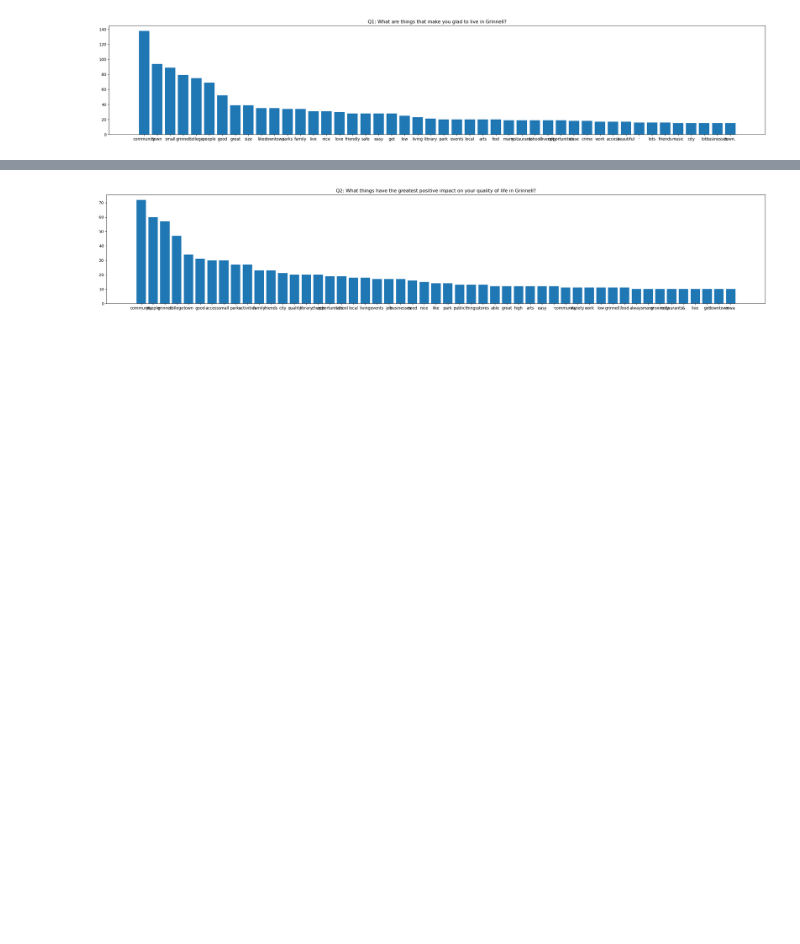
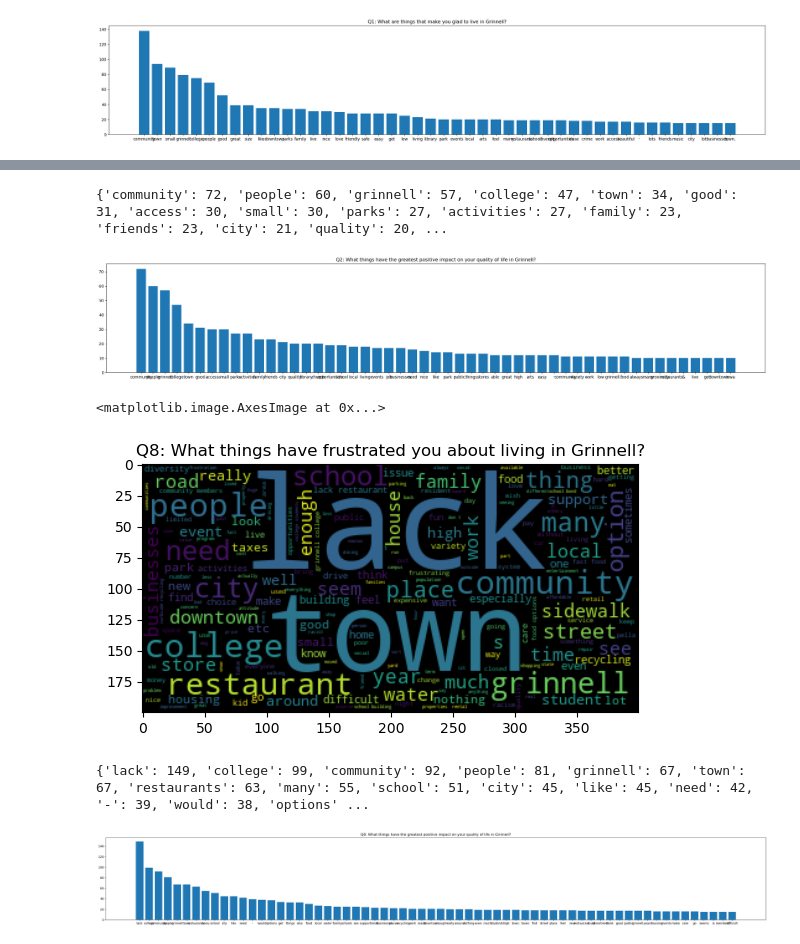
Before and after one commit to shreyasagrawal/Survey-Analysis-NLP, a Jupyter notebook: finalproj.ipynb, the cells around one changed output, grey strips where cells are left out. Saved outputs shown, nothing was run; the diff lists cells and outputs as text; code cells hidden in the pictures; blank space fills up the shorter version.

Commit message:
more plots

```diff
--- a/finalproj.ipynb
+++ b/finalproj.ipynb
@@ -111,7 +97,9 @@ plt.imshow(wordcloud, interpolation='bilinear')
 wcq2 = word_count(finaltextq2)
 wcsortedq2 = sorted(wcq2.items(), key=lambda x:x[1], reverse=True)
 dict_wcsortedq2 = dict(wcsortedq2)
-# print(dict_wcsortedq2)
+print(dict_wcsortedq2)
+# %% [output]
+{'community': 72, 'people': 60, 'grinnell': 57, 'college': 47, 'town': 34, 'good': 31, 'access': 30, 'small': 30, 'parks': 27, 'activities': 27, 'family': 23, 'friends': 23, 'city': 21, 'quality': 20, ...
 # %%
 resultq2 = {key:value for (key, value) in dict_wcsortedq2.items() if value >= 10}
 
@@ -124,3 +112,45 @@ plt.title("Q2: What things have the greatest positive impact on your quality of
 plt.show()
 # %% [output]
 [figure]
+# %%
+alltextq8 = responses['What things have frustrated you about living in Grinnell?'].dropna()
+listtextq8 = alltextq8.tolist()
+
+#to prevent College and college being different
+strtextq8 = " ".join(listtextq8).lower()
+# listtextoneword = finaltextq1.split(' ')
+listtextonewordq8 = re.split(r',| ', strtextq8)
+#to get rid of stop words
+listtext_withoutstopwordsq8 = [i for i in listtextonewordq8 if i not in sw_nltk]
+
+finaltextq8 = " ".join(listtext_withoutstopwordsq8)
+
+#visualize
+wordcloud = WordCloud().generate(finaltextq8)
+plt.title("Q8: What things have frustrated you about living in Grinnell?")
+plt.imshow(wordcloud, interpolation='bilinear')
+# print(listtext_withoutstopwordsq2)
+# print(finaltextq2)
+# %% [output]
+<matplotlib.image.AxesImage at 0x...>
+[figure, added]
+# %%
+wcq8 = word_count(finaltextq8)
+wcsortedq8 = sorted(wcq8.items(), key=lambda x:x[1], reverse=True)
+dict_wcsortedq8 = dict(wcsortedq8)
+print(dict_wcsortedq8)
+# %% [output]
+{'lack': 149, 'college': 99, 'community': 92, 'people': 81, 'grinnell': 67, 'town': 67, 'restaurants': 63, 'many': 55, 'school': 51, 'city': 45, 'like': 45, 'need': 42, '-': 39, 'would': 38, 'options' ...
+# %%
+resultq8 = {key:value for (key, value) in dict_wcsortedq8.items() if value >= 15}
+
+
+wordsq8 = list(resultq8.keys())
+countsq8 = list(resultq8.values())
+#resizing
+fig = plt.figure(figsize=(40, 5))
+plt.bar(range(len(resultq8)), countsq8, tick_label=wordsq8)
+plt.title("Q8: What things have the greatest positive impact on your quality of life in Grinnell?")
+plt.show()
+# %% [output]
+[figure, added]
```
Also changed, not shown: parts of 4 cells of this notebook, 4 other files.
